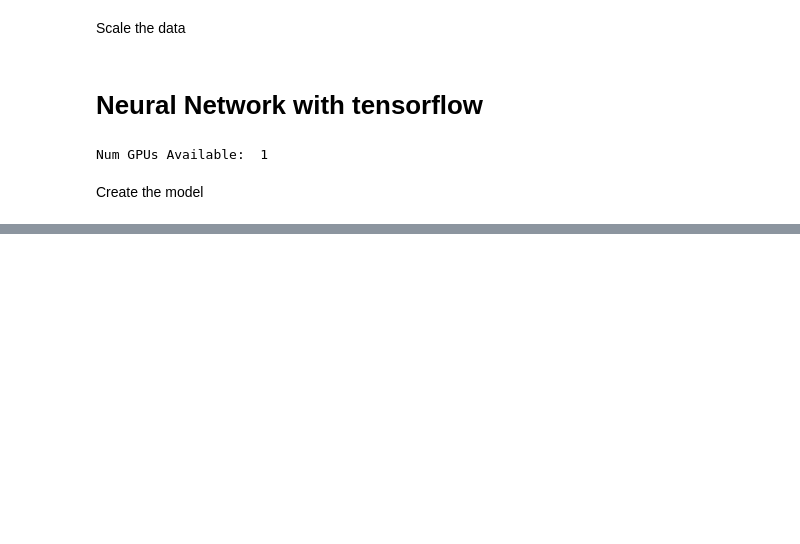
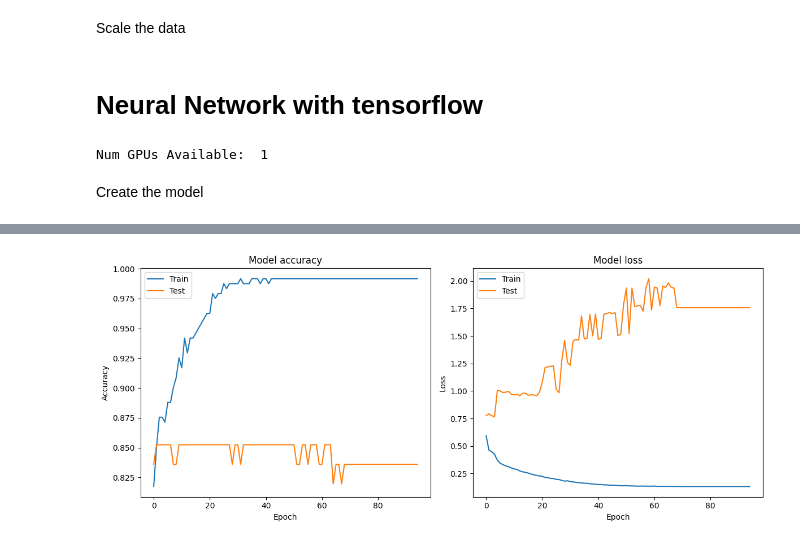
Before and after one commit to Tomju2/ML-practice, a Jupyter notebook: classification/Heart attack analysis/Neural Network.ipynb, the cells around one changed output, grey strips where cells are left out. Drawn from its saved outputs; the diff is of its cells as text; code cells hidden in the pictures; blank space fills up the shorter version.

Commit message:
started training using hyperparameter tuning

```diff
--- a/classification/Heart attack analysis/Neural Network.ipynb
+++ b/classification/Heart attack analysis/Neural Network.ipynb
@@ -111,0 +137,14 @@ plot_graph(history)
+# %%
+def build_model(hp):
+    '''hp is hyperparameter'''
+    optmmizer=hp.Choice('optimizer',values=['adam','rmsprop','adadelta','sgd'])
+    model = Sequential()
+    model.add(Dense(64, input_dim=13, activation='relu'))  # Input layer with 13 neurons
+    model.add(Dense(32, activation='relu'))  # Hidden layer with 32 neurons
+    model.add(Dense(1, activation='linear'))
+    model.compile(loss='binary_crossentropy',optimizer=optmmizer,metrics=['accuracy'])
+    return model
+# %%
+tuner=kt.RandomSearch(build_model,
+                     objective='val_accuracy',
+                     max_trials=10)
@@ -111,0 +164,8 @@ plot_graph(history)
+# %%
+model_1=tuner.get_best_models(num_models=1)[0]
+# %%
+history=model_1.fit(X_train,y_train,
+                    validation_data=(X_test,y_test),
+                    epochs=100,
+                    initial_epoch=5,
+                    batch_size=32)
@@ -111,0 +190,4 @@ plot_graph(history)
+# %%
+plot_graph(history)
+# %% [output]
+[figure, added]
```
Also changed, not shown: parts of 8 cells of this notebook.
